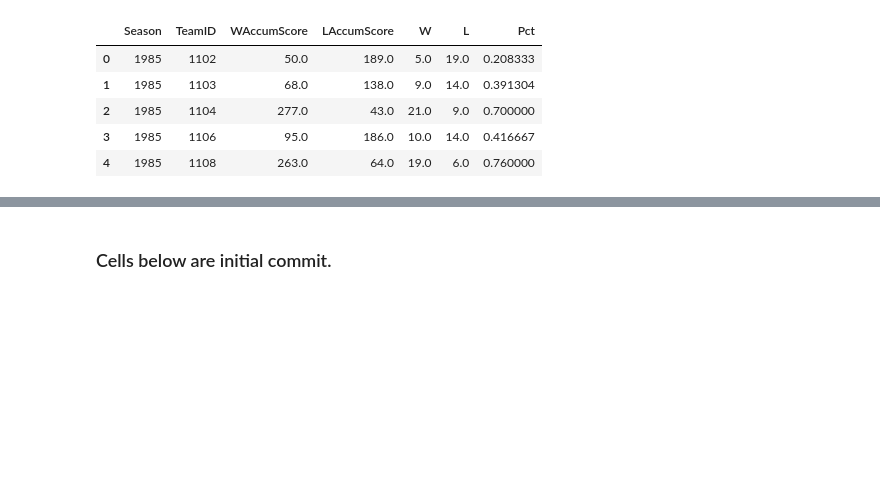
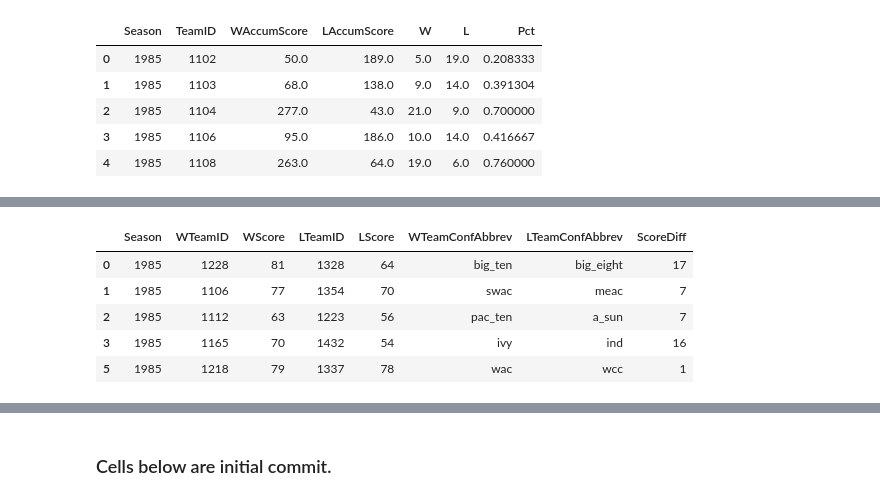
Before and after one commit to yuanjunyi/ncaa, a Jupyter notebook: ncaa.ipynb, the cells around one changed output, grey strips where cells are left out. Cells and saved outputs as stored; diff of their text form; code cells hidden in the pictures; blank space fills up the shorter version.

Commit message:
Added regular season results for cross conference games

```diff
--- a/ncaa.ipynb
+++ b/ncaa.ipynb
@@ -279,0 +291,10 @@ df_regular_results_team.head()
+# %%
+df_regular_cross_conference = df_regular[df_regular.WTeamConfAbbrev != df_regular.LTeamConfAbbrev]
+df_regular_cross_conference.head()
+# %% [output]
+|  | Season | WTeamID | WScore | LTeamID | LScore | WTeamConfAbbrev | LTeamConfAbbrev | ScoreDiff |
+| 0 | 1985 | 1228 | 81 | 1328 | 64 | big_ten | big_eight | 17 |
+| 1 | 1985 | 1106 | 77 | 1354 | 70 | swac | meac | 7 |
+| 2 | 1985 | 1112 | 63 | 1223 | 56 | pac_ten | a_sun | 7 |
+| 3 | 1985 | 1165 | 70 | 1432 | 54 | ivy | ind | 16 |
+| 5 | 1985 | 1218 | 79 | 1337 | 78 | wac | wcc | 1 |
```
Also changed, not shown: parts of 9 cells of this notebook.
